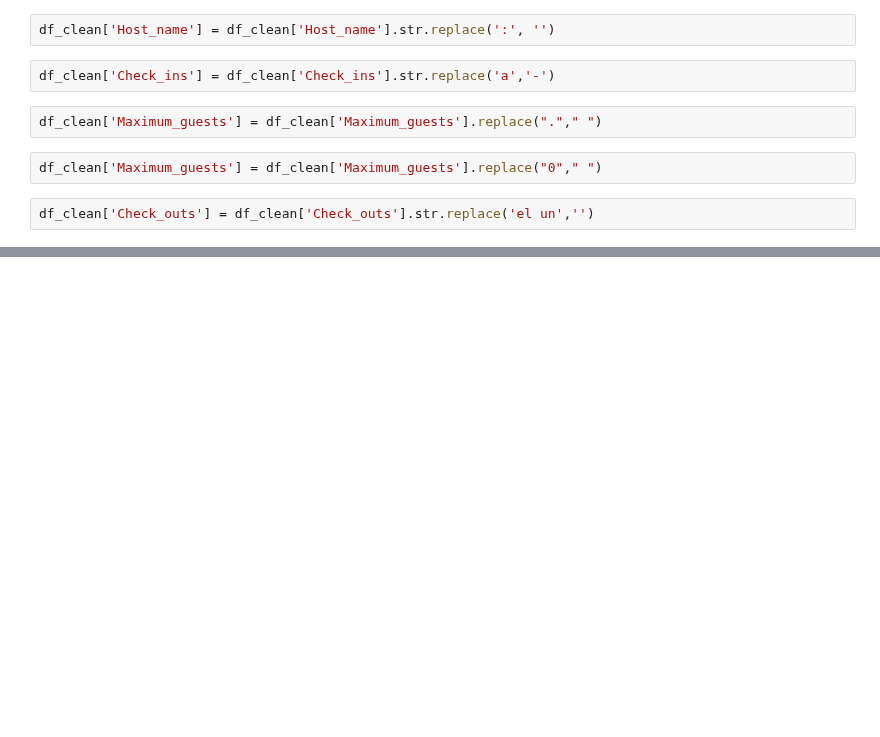
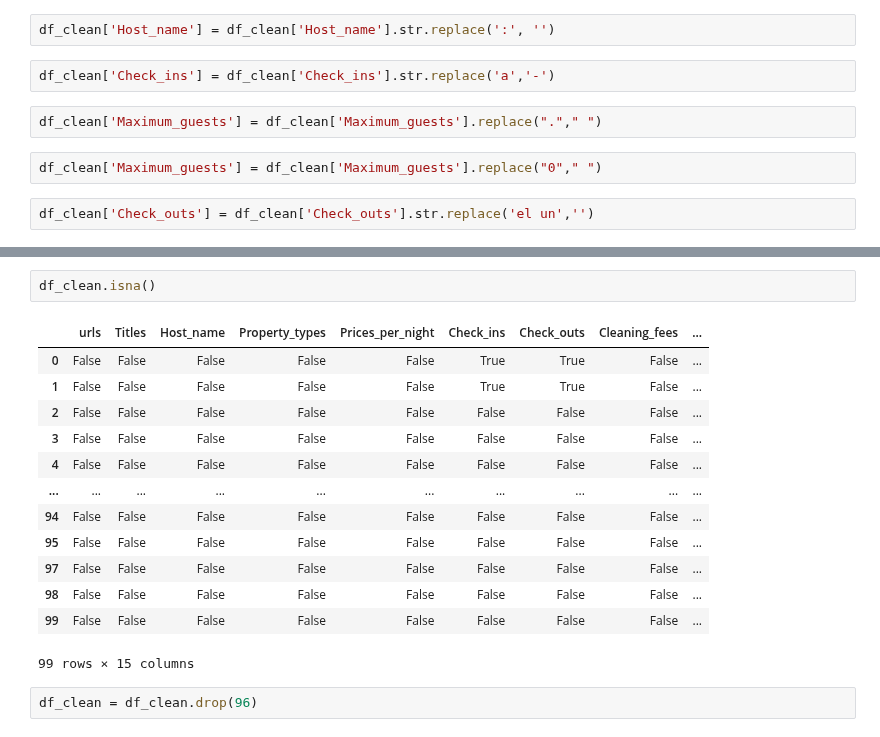
Before and after one commit to DiogoBernardoPT/Proyecto-Final-Bootcamp---Dream-Team, a Jupyter notebook: Intento limpieza.ipynb, the cells around one changed output, grey strips where cells are left out. Drawn from its saved outputs; the diff is of its cells as text; blank space fills up the shorter version.

```diff
--- a/Intento limpieza.ipynb
+++ b/Intento limpieza.ipynb
@@ -76,3 +79,21 @@ df_clean['Check_outs'] = df_clean['Check_outs'].str.replace('el un','')
+# %%
+df_clean.isna()
+# %% [output]
+|  | urls | Titles | Host_name | Property_types | Prices_per_night | Check_ins | Check_outs | Cleaning_fees | ... |
+| 0 | False | False | False | False | False | True | True | False | ... |
+| 1 | False | False | False | False | False | True | True | False | ... |
+| 2 | False | False | False | False | False | False | False | False | ... |
+| 3 | False | False | False | False | False | False | False | False | ... |
+| 4 | False | False | False | False | False | False | False | False | ... |
+| ... | ... | ... | ... | ... | ... | ... | ... | ... | ... |
+| 94 | False | False | False | False | False | False | False | False | ... |
+| 95 | False | False | False | False | False | False | False | False | ... |
+| 97 | False | False | False | False | False | False | False | False | ... |
+| 98 | False | False | False | False | False | False | False | False | ... |
+| 99 | False | False | False | False | False | False | False | False | ... |
+99 rows × 15 columns
+# %%
+df_clean = df_clean.drop(96)
 # %%
 df_clean
 # %% [output]
```
Also changed, not shown: parts of 6 cells of this notebook.
